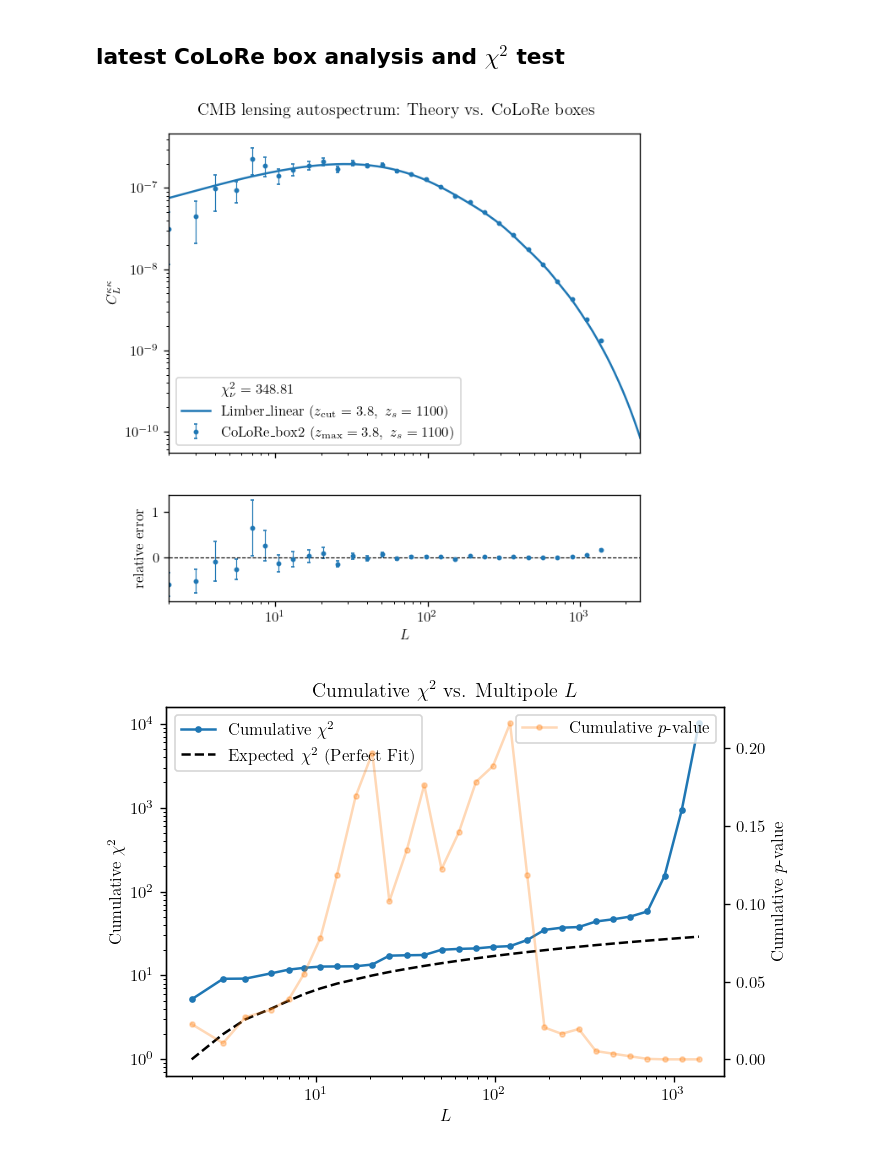
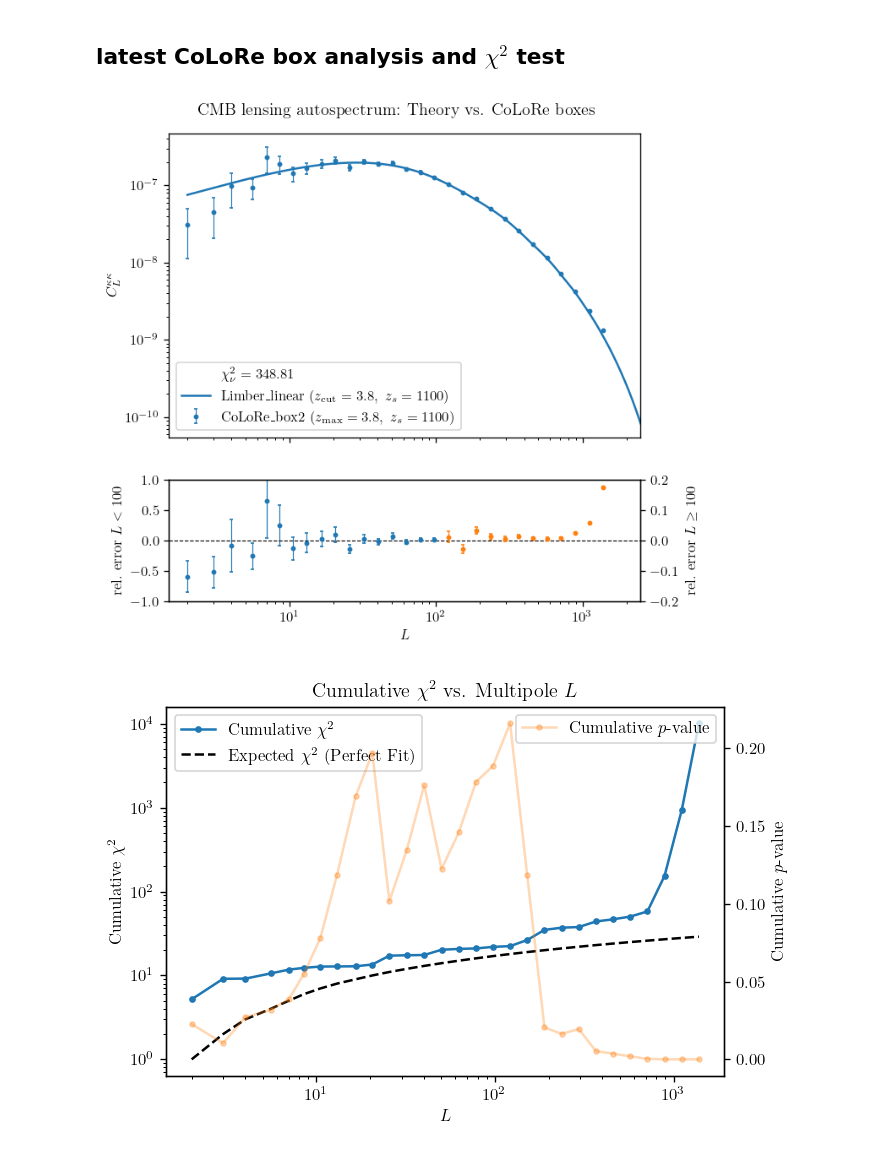
Before and after one commit to dljarque/LSST_CMBlensing_forecast, a Jupyter notebook: notebooks/cmb_lensing_auto.ipynb, the cells around one changed output. Saved outputs shown, nothing was run; the diff lists cells and outputs as text; code cells hidden in the pictures.

Commit message:
updated config files for colore

```diff
--- a/notebooks/cmb_lensing_auto.ipynb
+++ b/notebooks/cmb_lensing_auto.ipynb
@@ -120,9 +120,9 @@ def get_camb_results(
 
     if window:
         z_cut = cosmo_dict["z_max"]
-        z = np.linspace(0.01, z_cut, 200)
-        W = np.zeros_like(z)
-        W[W < 0] = 0
+        z = np.linspace(0.01, z_star, 200)
+        W = np.ones_like(z)
+        W[z < z_cut] = 0
         win = sources.SplinedSourceWindow(
             z=z,
             W=W,
@@ -277,34 +277,47 @@ cl_kk_lin_zmax_zmax_rebin = cl_kk_lin_zmax_zmax_rebin[~np.isnan(cl_kk_lin_zmax_z
 chi2 = np.sum((cl_kk_colore_zs - cl_kk_lin_zmax_zs_rebin)**2 / err_tt_zs**2)
 chi2_nu = chi2 / (len(ells_rebin))
 # %%
-fig, (ax1, ax2) = plt.subplots(2, 1, figsize=(6, 6), height_ratios=[3, 1], dpi=120, sharex=True)
+fig, (ax1, ax2) = plt.subplots(2, 1, figsize=(6, 6), height_ratios=[2.5, 1], dpi=120, sharex=True)
 
 # plot the rebinned CoLoRe Cls with error bars
 ax1.errorbar(ells_colore, cl_kk_colore_zs, yerr=err_tt_zs, elinewidth=0.7, capsize=1.0, fmt='C0.', markersize=5.0, label=rf'CoLoRe_box2 $(z_{{\rm max}} = {z_max}, \ z_s={z_out})$')
 ax1.scatter(0, 0 , s=0, label=rf'$\chi^2_\nu = {chi2_nu:.2f}$')
 
 # manual limber integration full redshift
 ax1.plot(ells, cl_kk_lin_zmax_zs, c='C0', ls='-', label=rf'Limber_linear ($z_{{\rm cut}} = {z_max}, \ z_s={int(z_star)}$)')
 
 ax1.set_xscale('log')
 ax1.set_yscale('log')
-ax1.set_xlim(lmin, lmax)
+ax1.set_xlim(1.5, lmax)
 ax1.set_ylabel(r'$C_{L}^{\kappa \kappa}$')
 ax1.legend()
 
 # plot the relative error between the rebinned linear limber and the rebinned CoLoRe cls
-ax2.errorbar(ells_colore, (cl_kk_colore_zs-cl_kk_lin_zmax_zs_rebin)/cl_kk_lin_zmax_zs_rebin,
-             yerr=err_tt_zs/cl_kk_lin_zmax_zs_rebin, capsize=1.0, elinewidth=0.7, fmt='C0.', markersize=5.0)
+rel_error = (cl_kk_colore_zs - cl_kk_lin_zmax_zs_rebin) / cl_kk_lin_zmax_zs_rebin
+rel_error_err = err_tt_zs / cl_kk_lin_zmax_zs_rebin
+l_lim = 100
+ax2.errorbar(ells_colore[ells_colore < l_lim], rel_error[ells_colore < l_lim],
+             yerr=rel_error_err[ells_colore < l_lim], capsize=1.0, elinewidth=0.7, fmt='C0.', markersize=5.0)
 ax2.axhline(0, c='k', ls='--', lw=0.7)
+ax2.set_ylim(-1.0, 1.0)
 ax2.set_xscale('log')
 ax2.set_xlabel(r'$L$')
-ax2.set_ylabel('relative error')
+ax2.set_ylabel(rf'rel. error $L<{l_lim}$')
+
+ax3 = ax2.twinx()
+ax3.errorbar(ells_colore[ells_colore >= l_lim], rel_error[ells_colore >= l_lim],
+             yerr=rel_error_err[ells_colore >= l_lim], capsize=1.0, elinewidth=0.7, fmt='C1.', markersize=5.0)
+ax3.set_ylim(-0.2, 0.2)
+ax3.set_xscale('log')
+ax3.set_xlabel(r'$L$')
+ax3.set_ylabel(rf'rel. error $L\geq {l_lim}$')
+
 
 fig.suptitle('CMB lensing autospectrum: Theory vs. CoLoRe boxes', y=0.93)
 
 fig.savefig(f'plots/cls_kk_last_box.png', bbox_inches='tight')
 fig.savefig(f'plots/cls_kk_last_box.pdf', bbox_inches='tight')
 plt.show()
 # %% [output]
-[figure, old version]
+[figure, new version]
 # %%
```
Also changed, not shown: parts of 2 cells of this notebook, 9 other files.
